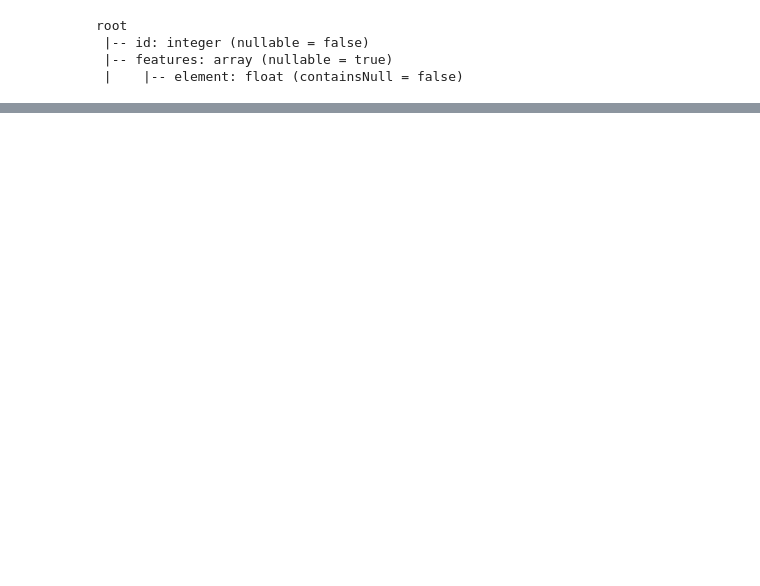
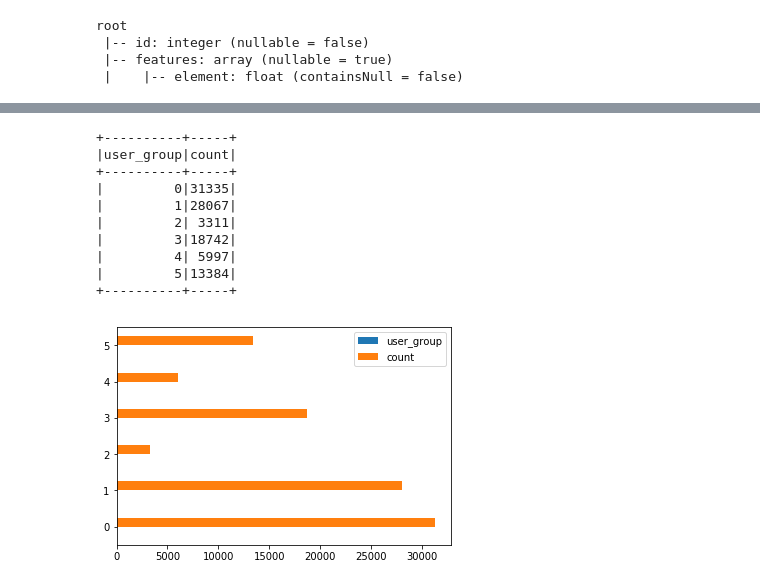
Before and after one commit to joalelg/DataScience, a Jupyter notebook: Spark/SparkMLlib/ColaborativeFiltering/ColaborativeFiltering.ipynb, the cells around one changed output, grey strips where cells are left out. Drawn from its saved outputs; the diff is of its cells as text; code cells hidden in the pictures; blank space fills up the shorter version.

```diff
--- a/Spark/SparkMLlib/ColaborativeFiltering/ColaborativeFiltering.ipynb
+++ b/Spark/SparkMLlib/ColaborativeFiltering/ColaborativeFiltering.ipynb
@@ -302,0 +406,5 @@ model_pd.tail()
+# %%
+# Train with optimal k number
+clust_k = 6
+kmeans = KMeans().setK(clust_k).setSeed(1)
+cluster_model = kmeans.fit(userFactors)
@@ -302,0 +417,7 @@ model_pd.tail()
+# %%
+# Assign users to cluster groups
+user_groups = cluster_model.transform(model.userFactors).select('id', 'prediction')\
+                    .withColumnRenamed('prediction', 'user_group')
+
+
+user_groups.show(5)
@@ -302,0 +435,4 @@ model_pd.tail()
+# %%
+# Add genders to ratings table
+ratingsm = ratings.join(user_groups, ratings.userId == user_groups.id).join(movies, "movieId")
+ratingsm.orderBy('userID').show(20)
@@ -302,0 +457,15 @@ model_pd.tail()
+# %%
+# fit a CountVectorizerModel from the corpus to get genres as Bag of Words
+from pyspark.ml.feature import CountVectorizer, RegexTokenizer
+from pyspark.ml import Pipeline
+
+tokenizer = RegexTokenizer(inputCol="genres", outputCol="tokens", pattern="\|")
+cv = CountVectorizer(inputCol="tokens", outputCol="genres_vec", minDF=2.0)
+
+pipeline = Pipeline(stages=[tokenizer, cv])
+
+pipelineFit = pipeline.fit(ratingsm)
+movies_cv = pipelineFit.transform(ratingsm)
+
+columns_subset = [i  for i in movies_cv.columns if i not in ['timestam', 'title']]
+movies_cv.select(columns_subset).orderBy("userId", ascending=False).show(10)
@@ -302,0 +488,19 @@ model_pd.tail()
+# %%
+# Check group frequencies
+group_counts = movies_cv.groupBy('user_group').count().orderBy('user_group')
+group_counts.show()
+fig, ax = plt.subplots()
+group_counts.toPandas().plot.barh(ax=ax)
+plt.show()
+# %% [output]
++----------+-----+
+|user_group|count|
++----------+-----+
+|         0|31335|
+|         1|28067|
+|         2| 3311|
+|         3|18742|
+|         4| 5997|
+|         5|13384|
++----------+-----+
+[figure, added]
```
Also changed, not shown: parts of 54 cells of this notebook.
